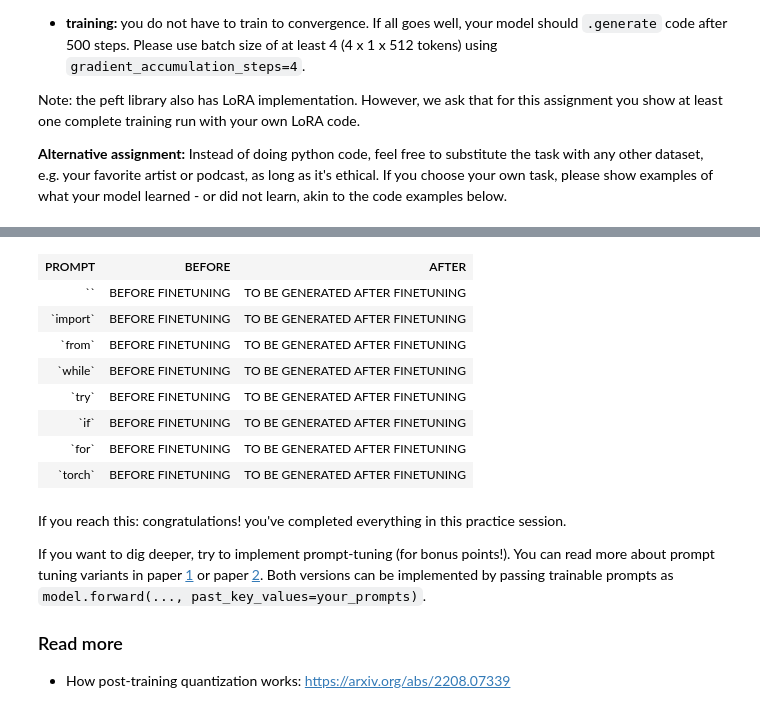
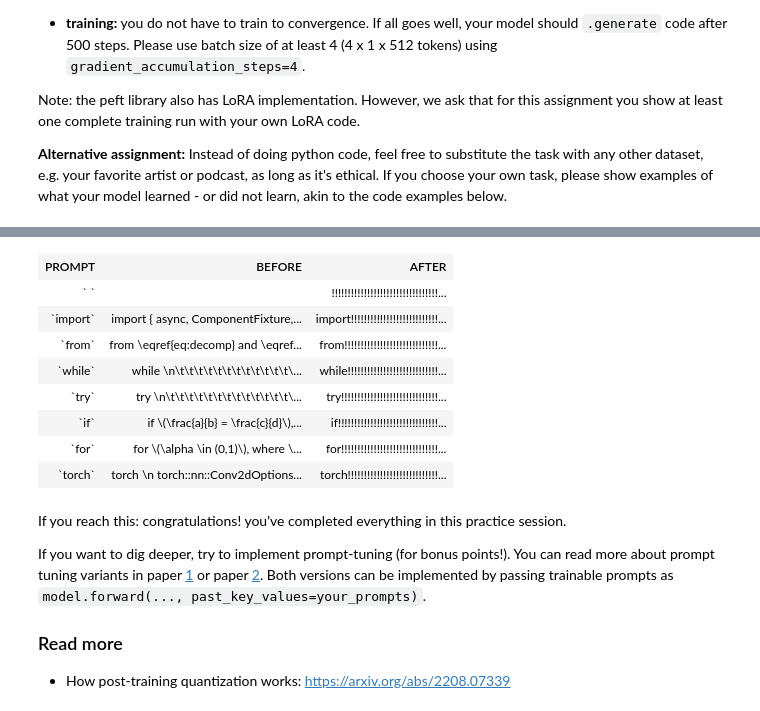
Before and after one commit to Aphelack/nlp_course, a Jupyter notebook: week07_finetuning/seminar.ipynb, the cells around one changed output, grey strips where cells are left out. Cells and saved outputs as stored; diff of their text form; code cells hidden in the pictures.

```diff
--- a/week07_finetuning/seminar.ipynb
+++ b/week07_finetuning/seminar.ipynb
@@ -376,0 +480,4 @@ prompts =  ['', 'import', 'from', 'while', 'try', 'if', 'for', 'torch']  # feel
+# %%
+import json
+with open("before_finetuning.json", "w") as f:
+    json.dump(before_finetuning, f, indent=2, sort_keys=False, ensure_ascii=False)
@@ -377,40 +563,65 @@ prompts =  ['', 'import', 'from', 'while', 'try', 'if', 'for', 'torch']  # feel
+# %%
+after_finetuning = {}
+for prompt in prompts:
+    batch = tokenizer(prompt, return_tensors='pt', return_token_type_ids=False).to(device)
+
+
+    for i in range(100):
+        next_token = model(**batch).logits[0, -1].argmax(-1).reshape(1, 1)
+        batch['input_ids'] = torch.cat([batch['input_ids'], next_token], dim=-1)
+        batch['attention_mask'] = torch.cat([batch['attention_mask'], torch.ones_like(next_token)], dim=-1)
+
+    results = tokenizer.decode(batch['input_ids'][0, :].cpu().numpy().tolist())
+    after_finetuning[prompt] = results
+# %%
+import json
+with open("after_finetuning.json", "w") as f:
+    json.dump(after_finetuning, f, indent=2, sort_keys=False, ensure_ascii=False)
+# %%
+import json
+
+with open("after_finetuning.json", "r") as f:
+    after_finetuning = json.load(f)
+
+with open("before_finetuning.json", "r") as f:
+    before_finetuning = json.load(f)
 # %%
 # This template helps to compare generated code samples in pretty table form
 # feel free to present your work in other forms
 
 from IPython.display import HTML, display
 table_template = """<table style="border:1px solid black" >
   <tr>
     <th style="text-align: center; border:1px solid black">PROMPT</th>
     <th style="text-align: center; border:1px solid black">BEFORE</th>
     <th style="text-align: center; border:1px solid black">AFTER</th>
   </tr>
 {}
 </table>"""
 
 row_template = '''  <tr>
     <td style="width:20%; border:1px solid black"><pre align="left">`{}`</pre></td>
     <td style="width:40%; border:1px solid black"><pre align="left">{}</pre></td>
     <td style="width:40%; border:1px solid black"><pre align="left">{}</pre></td>
   </tr>'''
 
 rows = []
 
 for prompt in prompts:
     # replace placeholders in the format() arguments
-    rows.append(row_template.format(prompt, "BEFORE FINETUNING", "TO BE GENERATED AFTER FINETUNING"))
+    rows.append(row_template.format(prompt, before_finetuning[prompt], after_finetuning[prompt]))
 
 display(HTML(table_template.format('\n'.join(rows))))
 # %% [output]
 | PROMPT | BEFORE | AFTER |
-| `` | BEFORE FINETUNING | TO BE GENERATED AFTER FINETUNING |
-| `import` | BEFORE FINETUNING | TO BE GENERATED AFTER FINETUNING |
-| `from` | BEFORE FINETUNING | TO BE GENERATED AFTER FINETUNING |
-| `while` | BEFORE FINETUNING | TO BE GENERATED AFTER FINETUNING |
-| `try` | BEFORE FINETUNING | TO BE GENERATED AFTER FINETUNING |
-| `if` | BEFORE FINETUNING | TO BE GENERATED AFTER FINETUNING |
-| `for` | BEFORE FINETUNING | TO BE GENERATED AFTER FINETUNING |
-| `torch` | BEFORE FINETUNING | TO BE GENERATED AFTER FINETUNING |
+| ` ` |  | !!!!!!!!!!!!!!!!!!!!!!!!!!!!!!!!!... |
+| `import` | import { async, ComponentFixture,... | import!!!!!!!!!!!!!!!!!!!!!!!!!!!... |
+| `from` | from \eqref{eq:decomp} and \eqref... | from!!!!!!!!!!!!!!!!!!!!!!!!!!!!!... |
+| `while` | while \n\t\t\t\t\t\t\t\t\t\t\t\t\... | while!!!!!!!!!!!!!!!!!!!!!!!!!!!!... |
+| `try` | try \n\t\t\t\t\t\t\t\t\t\t\t\t\t\... | try!!!!!!!!!!!!!!!!!!!!!!!!!!!!!!... |
+| `if` | if \(\frac{a}{b} = \frac{c}{d}\),... | if!!!!!!!!!!!!!!!!!!!!!!!!!!!!!!!... |
+| `for` | for \(\alpha \in (0,1)\), where \... | for!!!!!!!!!!!!!!!!!!!!!!!!!!!!!!... |
+| `torch` | torch \n torch::nn::Conv2dOptions... | torch!!!!!!!!!!!!!!!!!!!!!!!!!!!!... |
 # %% [markdown]
 If you reach this: congratulations! you've completed everything in this practice session.
 
```
Also changed, not shown: parts of 23 cells of this notebook, 1 other file.
